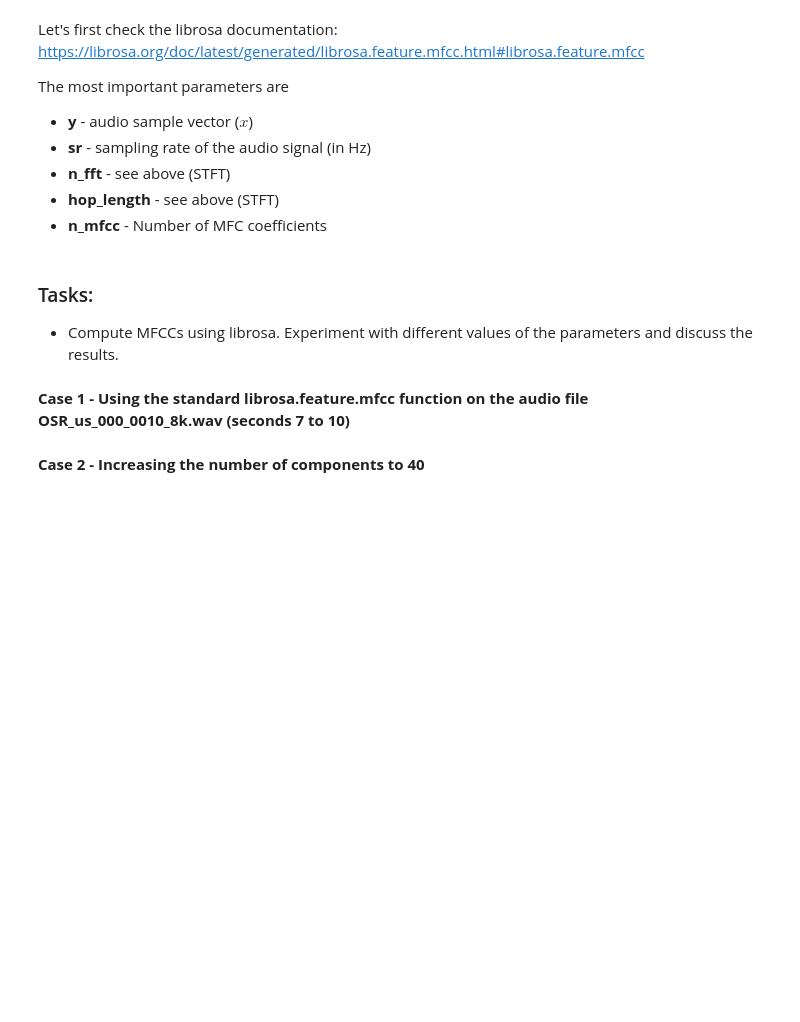
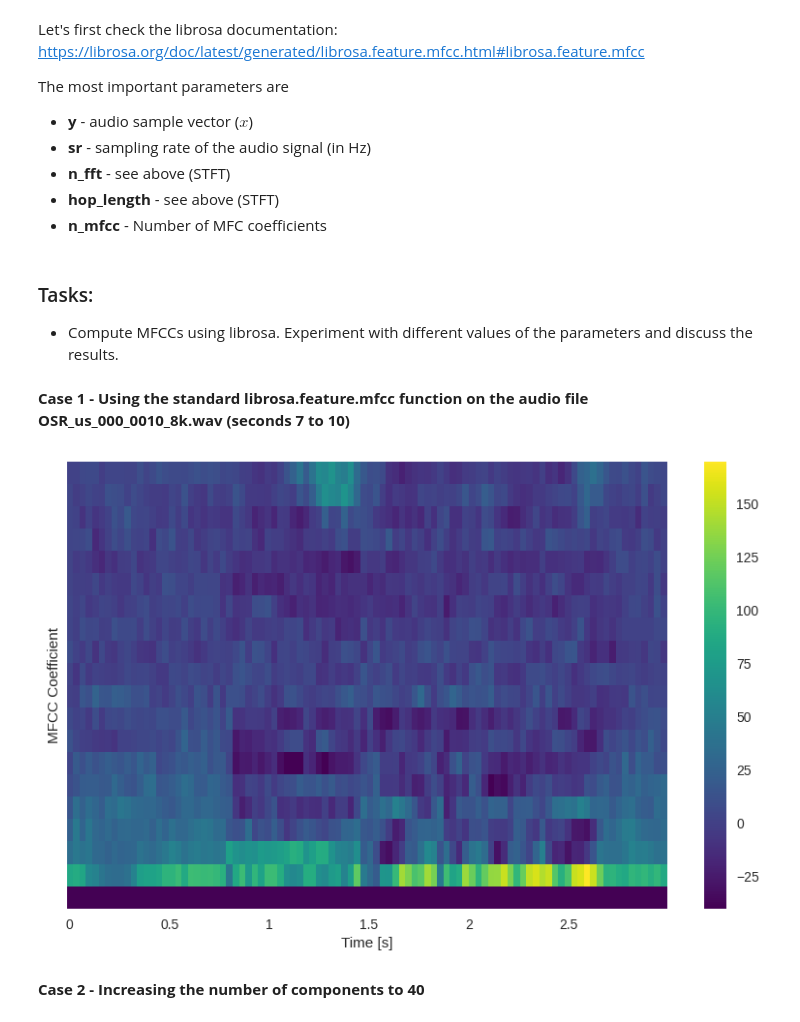
Before and after one commit to AleCupSound/SelectedTopicsInMusicAndAcousticsEngineering, a Jupyter notebook: Lab_1_students.ipynb, the cells around one changed output. Saved outputs shown, nothing was run; the diff lists cells and outputs as text; code cells hidden in the pictures; blank space fills up the shorter version.

```diff
--- a/Lab_1_students.ipynb
+++ b/Lab_1_students.ipynb
@@ -858,15 +858,16 @@ The most important parameters are
 # %% [markdown]
 **Case 1 - Using the standard librosa.feature.mfcc function on the audio file OSR_us_000_0010_8k.wav (seconds 7 to 10)**
 # %%
-# Add your code here!
-# signal, sample_rate = librosa.load(...
-# ...
+n_mfcc = 20
+X_mfcc = librosa.feature.mfcc(y=selected_segment, sr=sample_rate, n_mfcc=n_mfcc, n_fft=frame_length, hop_length=hop_size)
 
-plt.figure(figsize=(15,8));
-librosa.display.specshow(X_mfcc, sr=sample_rate, hop_length=hop_length, x_axis='time', cmap='viridis');
+plt.figure(figsize=(10,6));
+librosa.display.specshow(X_mfcc, sr=sample_rate, hop_length=hop_size, x_axis='time', cmap='viridis');
 plt.clim(-40,None);
 plt.colorbar();
 plt.xlabel('Time [s]');
 plt.ylabel('MFCC Coefficient');
+# %% [output]
+[figure, added]
 # %% [markdown]
 **Case 2 - Increasing the number of components to 40**
```
Also changed, not shown: parts of 8 cells of this notebook.
